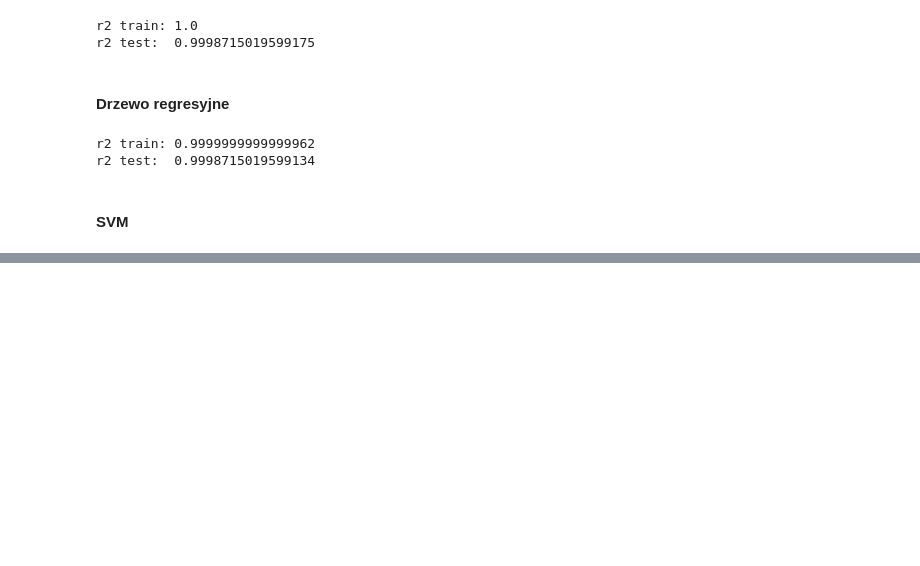
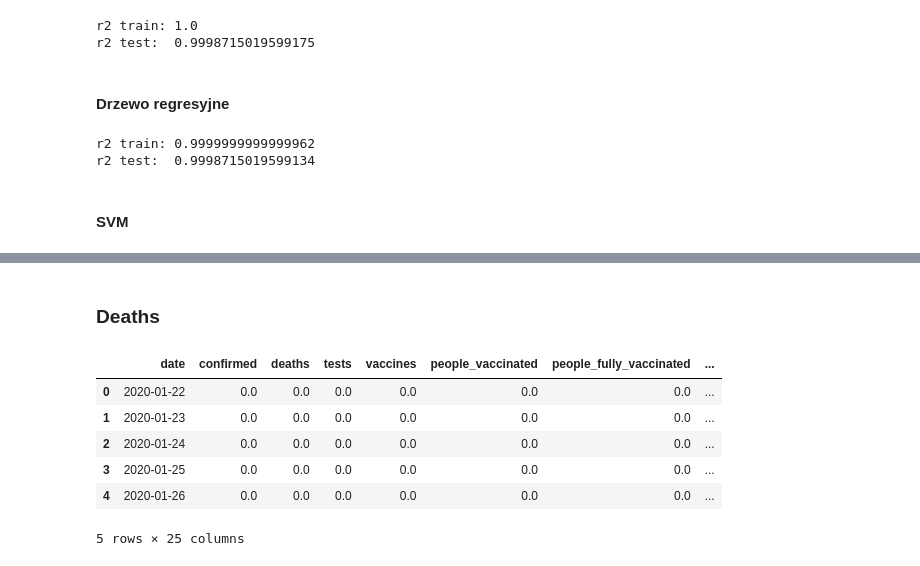
Before and after one commit to kzarnowski/covid19-analysis, a Jupyter notebook: P1.ipynb, the cells around one changed output, grey strips where cells are left out. Cells and saved outputs as stored; diff of their text form; code cells hidden in the pictures; blank space fills up the shorter version.

```diff
--- a/P1.ipynb
+++ b/P1.ipynb
@@ -904,0 +860,12 @@ r2 test:  0.9998718362299459
+# %% [markdown]
+### Deaths
+# %%
+spain.head()
+# %% [output]
+|  | date | confirmed | deaths | tests | vaccines | people_vaccinated | people_fully_vaccinated | ... |
+| 0 | 2020-01-22 | 0.0 | 0.0 | 0.0 | 0.0 | 0.0 | 0.0 | ... |
+| 1 | 2020-01-23 | 0.0 | 0.0 | 0.0 | 0.0 | 0.0 | 0.0 | ... |
+| 2 | 2020-01-24 | 0.0 | 0.0 | 0.0 | 0.0 | 0.0 | 0.0 | ... |
+| 3 | 2020-01-25 | 0.0 | 0.0 | 0.0 | 0.0 | 0.0 | 0.0 | ... |
+| 4 | 2020-01-26 | 0.0 | 0.0 | 0.0 | 0.0 | 0.0 | 0.0 | ... |
+5 rows × 25 columns
```
Also changed, not shown: parts of 12 cells of this notebook, 1 other file.
